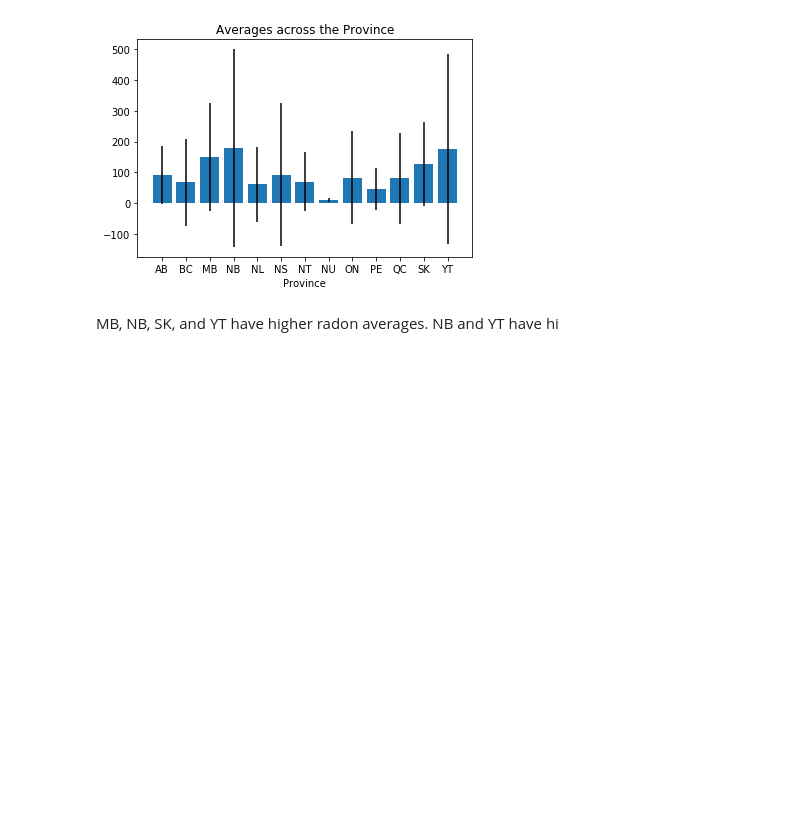
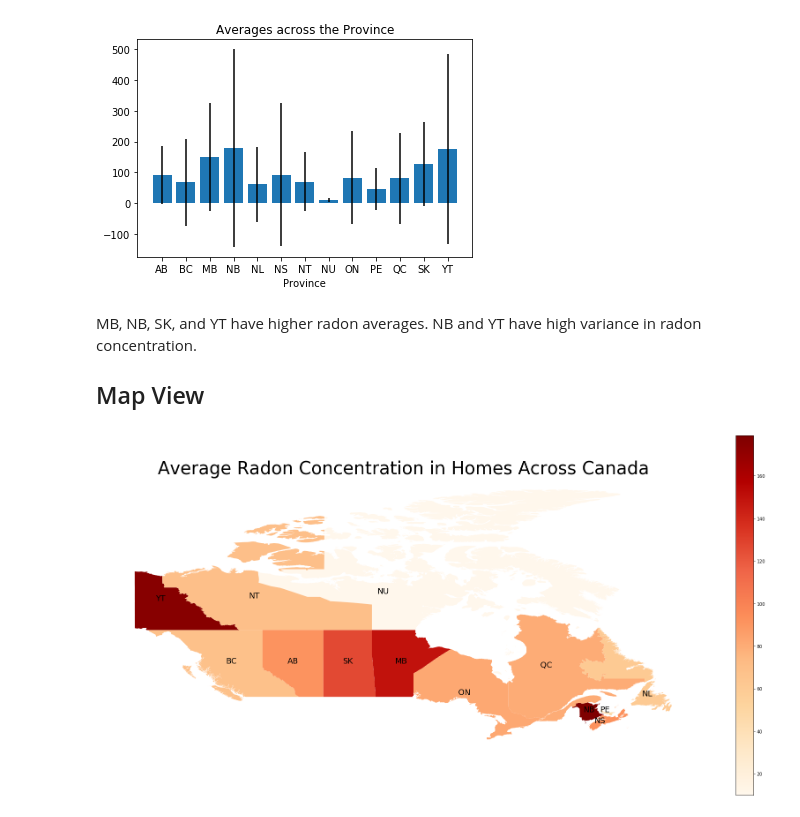
Before and after one commit to jjzhuwu/Radon-Concentration, a Jupyter notebook: Radon Concentration.ipynb, the cells around one changed output. Drawn from its saved outputs; the diff is of its cells as text; code cells hidden in the pictures; blank space fills up the shorter version.

```diff
--- a/Radon Concentration.ipynb
+++ b/Radon Concentration.ipynb
@@ -186,4 +182,24 @@ plt.xlabel("Province")
 Text(0.5,0,'Province')
 [figure]
 # %% [markdown]
-MB, NB, SK, and YT have higher radon averages. NB and YT have hi
+MB, NB, SK, and YT have higher radon averages. NB and YT have high variance in radon concentration.
+
+## Map View
+# %%
+import geopandas as gpd
+can = gpd.GeoDataFrame.from_file("Map_Canada\gpr_000b11a_e.shp")
+# %%
+can['Abbv'] = pd.Series(data=['BC','QC','NU','PE','SK','YT','MB','ON','NB','NT','AB','NL','NS'])
+can = can.join(average_concentration, on='Abbv')
+# %%
+can.plot(column='AverageRadonConcentrationInBqPerM3', legend=True, cmap='OrRd', figsize=(30, 15))
+plt.axis('off')
+plt.title("Average Radon Concentration in Homes Across Canada", fontsize=40)
+
+can['coords'] = can['geometry'].apply(lambda x: x.representative_point().coords[:])
+can['coords'] = [coords[0] for coords in can['coords']]
+for idx, row in can.iterrows():
+    plt.annotate(s=row['Abbv'], xy=row['coords'],
+                 horizontalalignment='center', fontsize=18)
+# %% [output]
+[figure, added]
```
Also changed, not shown: parts of 4 cells of this notebook, 5 other files.
